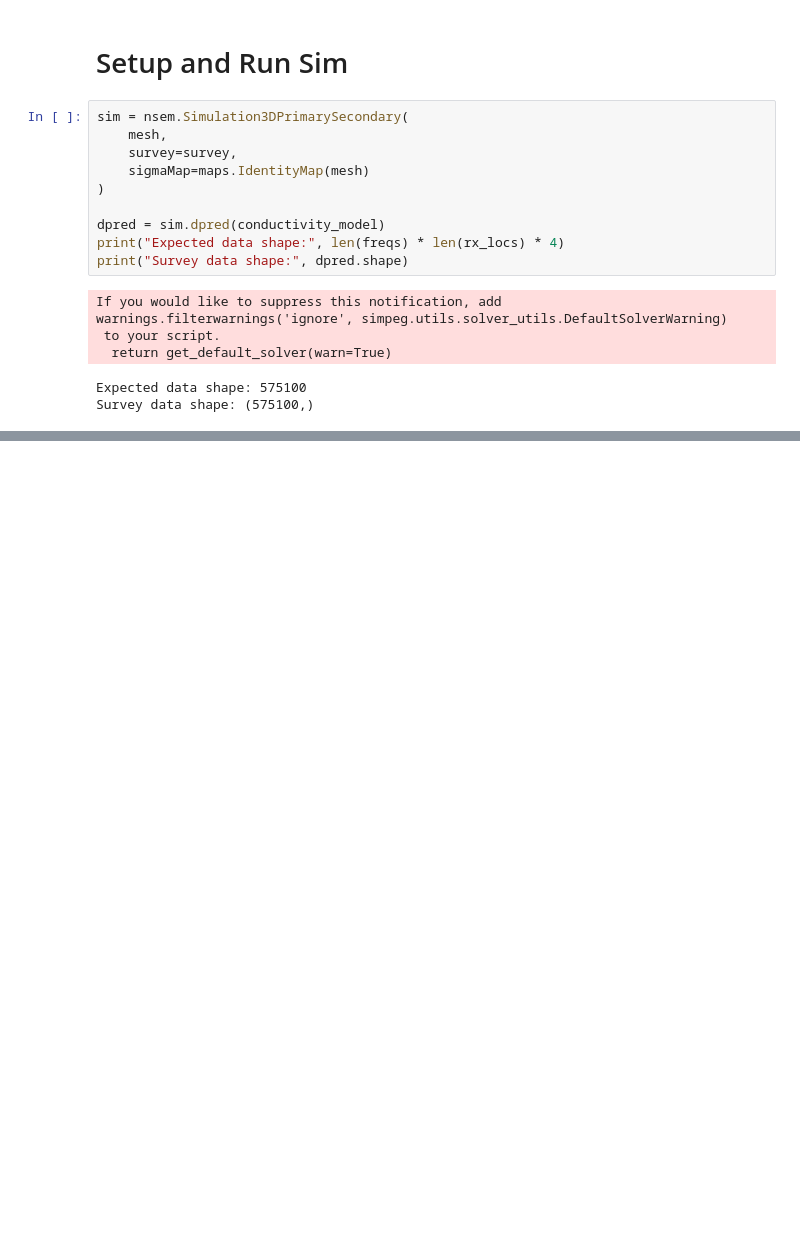
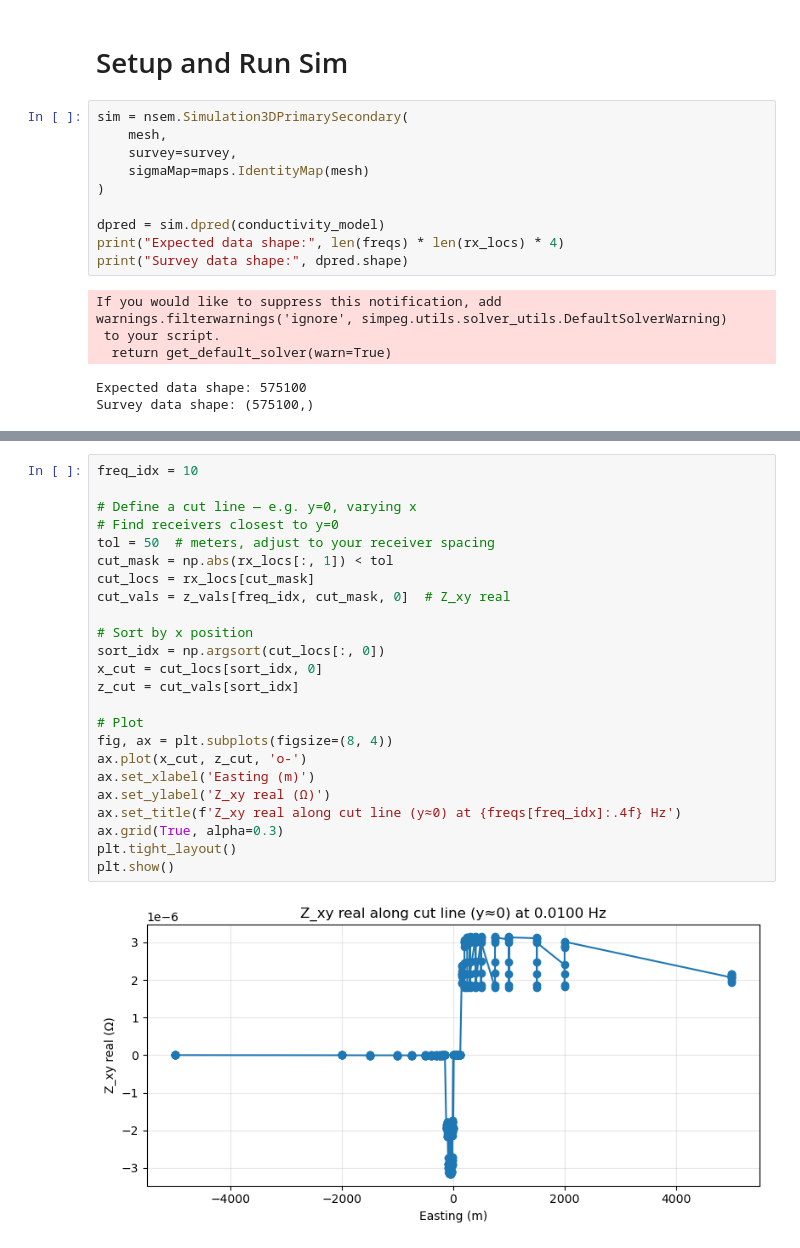
Before and after one commit to RylanDS7/MT3DINV4-Sphere-Forward-Model, a Jupyter notebook: sphere_mt.ipynb, the cells around one changed output, grey strips where cells are left out. Cells and saved outputs as stored; diff of their text form; blank space fills up the shorter version.

```diff
--- a/sphere_mt.ipynb
+++ b/sphere_mt.ipynb
@@ -194,0 +216,26 @@ plt.show()
+# %%
+freq_idx = 10
+
+# Define a cut line — e.g. y=0, varying x
+# Find receivers closest to y=0
+tol = 50  # meters, adjust to your receiver spacing
+cut_mask = np.abs(rx_locs[:, 1]) < tol
+cut_locs = rx_locs[cut_mask]
+cut_vals = z_vals[freq_idx, cut_mask, 0]  # Z_xy real
+
+# Sort by x position
+sort_idx = np.argsort(cut_locs[:, 0])
+x_cut = cut_locs[sort_idx, 0]
+z_cut = cut_vals[sort_idx]
+
+# Plot
+fig, ax = plt.subplots(figsize=(8, 4))
+ax.plot(x_cut, z_cut, 'o-')
+ax.set_xlabel('Easting (m)')
+ax.set_ylabel('Z_xy real (Ω)')
+ax.set_title(f'Z_xy real along cut line (y≈0) at {freqs[freq_idx]:.4f} Hz')
+ax.grid(True, alpha=0.3)
+plt.tight_layout()
+plt.show()
+# %% [output]
+[figure, added]
```
Also changed, not shown: parts of 3 cells of this notebook.
